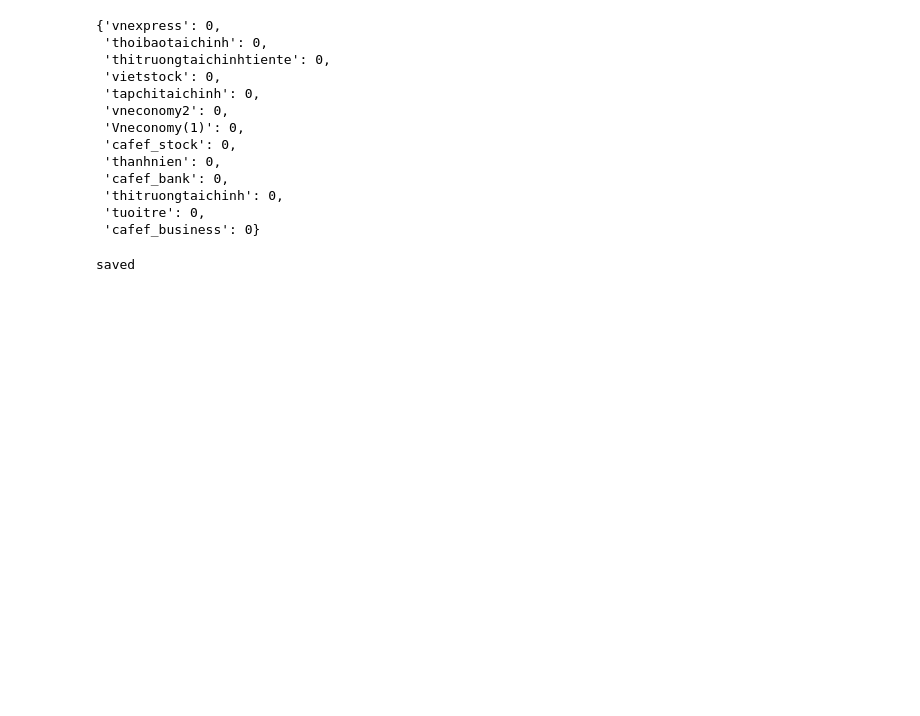
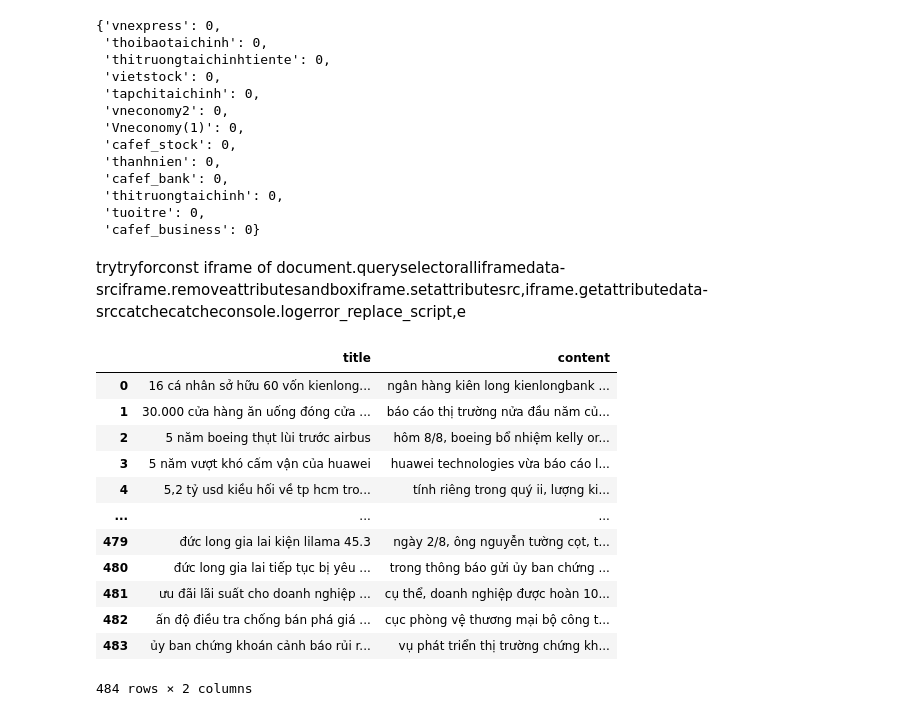
Before and after one commit to dpgdz/group_3-VieFinancialTextSum, a Jupyter notebook: clean.ipynb, the cells around one changed output. Drawn from its saved outputs; the diff is of its cells as text; code cells hidden in the pictures; blank space fills up the shorter version.

Commit message:
clean sach hon va merge title

```diff
--- a/clean.ipynb
+++ b/clean.ipynb
@@ -268,14 +272,38 @@ for name, df in dataframes.items():
+# %% [markdown]
+trytryforconst iframe of document.queryselectoralliframedata-srciframe.removeattributesandboxiframe.setattributesrc,iframe.getattributedata-srccatchecatcheconsole.logerror_replace_script,e
+# %%
+merged = {}
+for source, df in dataframes.items():
+    df['title'] = df['title'].str.strip()
+    if source not in merged:
+        merged[source] = pd.DataFrame(columns=['title', 'content'])
+
+    grouped = df.groupby('title')['content'].apply(lambda x: ' '.join(x)).reset_index()
+    merged[source] = pd.concat([merged[source], grouped], ignore_index=True)
+merged['thoi']
+# %% [output]
+|  | title | content |
+| 0 | 16 cá nhân sở hữu 60 vốn kienlong... | ngân hàng kiên long kienlongbank ... |
+| 1 | 30.000 cửa hàng ăn uống đóng cửa ... | báo cáo thị trường nửa đầu năm củ... |
+| 2 | 5 năm boeing thụt lùi trước airbus | hôm 8/8, boeing bổ nhiệm kelly or... |
+| 3 | 5 năm vượt khó cấm vận của huawei | huawei technologies vừa báo cáo l... |
+| 4 | 5,2 tỷ usd kiều hối về tp hcm tro... | tính riêng trong quý ii, lượng ki... |
+| ... | ... | ... |
+| 479 | đức long gia lai kiện lilama 45.3 | ngày 2/8, ông nguyễn tường cọt, t... |
+| 480 | đức long gia lai tiếp tục bị yêu ... | trong thông báo gửi ủy ban chứng ... |
+| 481 | ưu đãi lãi suất cho doanh nghiệp ... | cụ thể, doanh nghiệp được hoàn 10... |
+| 482 | ấn độ điều tra chống bán phá giá ... | cục phòng vệ thương mại bộ công t... |
+| 483 | ủy ban chứng khoán cảnh báo rủi r... | vụ phát triển thị trường chứng kh... |
+484 rows × 2 columns
 # %%
-cleaned_folder = os.path.abspath('data_cleaned')
+# cleaned_folder = os.path.abspath('data_cleaned')
 
-if not os.path.exists(cleaned_folder):
-    os.makedirs(cleaned_folder)
-try:
-    for name, df in tqdm(dataframes.items()):
-        cleaned_file = os.path.join(cleaned_folder, f"{name}_cleaned.xlsx")
-        df.to_excel(cleaned_file, index=False)
-    print(f"saved")
-except Exception as e:
-    print(f"error: {e}")
+# if not os.path.exists(cleaned_folder):
+#     os.makedirs(cleaned_folder)
+# try:
+#     for name, df in tqdm(dataframes.items()):
+#         cleaned_file = os.path.join(cleaned_folder, f"{name}_cleaned.xlsx")
+#         df.to_excel(cleaned_file, index=False)
+#     print(f"saved")
+# except Exception as e:
+#     print(f"error: {e}")
-# %% [output]
-saved
```
Also changed, not shown: parts of 4 cells of this notebook, 17 other files.
